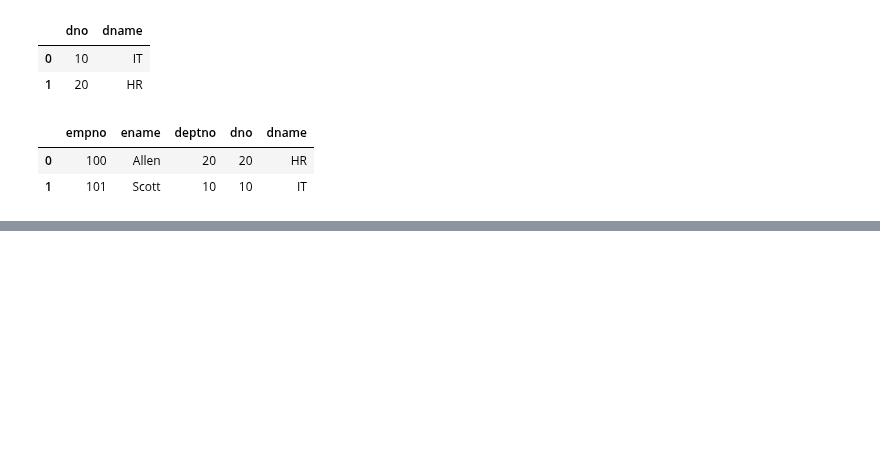
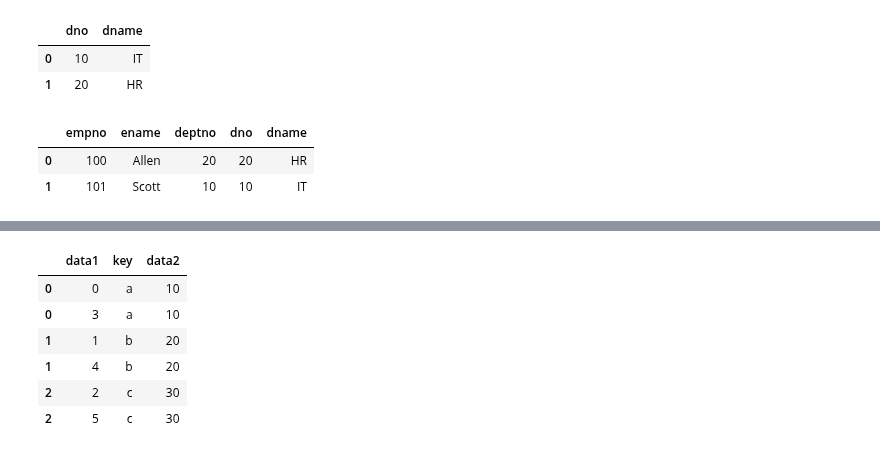
Before and after one commit to JakeOh/202011_itw_bd21, a Jupyter notebook: lab_da/da12_merge.ipynb, the cells around one changed output, grey strips where cells are left out. Saved outputs shown, nothing was run; the diff lists cells and outputs as text; code cells hidden in the pictures; blank space fills up the shorter version.

```diff
--- a/lab_da/da12_merge.ipynb
+++ b/lab_da/da12_merge.ipynb
@@ -122,0 +125,4 @@ pd.merge(left=emp, right=dept, left_on='deptno', right_on='dno')
+# %%
+df1 = pd.DataFrame(data={'data1': range(6)},
+                   index=['a', 'b', 'c'] * 2)
+df1
@@ -122,0 +209,6 @@ pd.merge(left=emp, right=dept, left_on='deptno', right_on='dno')
+# %%
+df2 = pd.DataFrame(data={
+    'key': ['a', 'b', 'c', 'd'],
+    'data2': range(10, 50, 10)
+})
+df2
@@ -122,0 +221,10 @@ pd.merge(left=emp, right=dept, left_on='deptno', right_on='dno')
+# %%
+pd.merge(left=df1, right=df2, how='inner', left_index=True, right_on='key')
+# %% [output]
+|  | data1 | key | data2 |
+| 0 | 0 | a | 10 |
+| 0 | 3 | a | 10 |
+| 1 | 1 | b | 20 |
+| 1 | 4 | b | 20 |
+| 2 | 2 | c | 30 |
+| 2 | 5 | c | 30 |
```
Also changed, not shown: parts of 12 cells of this notebook.
